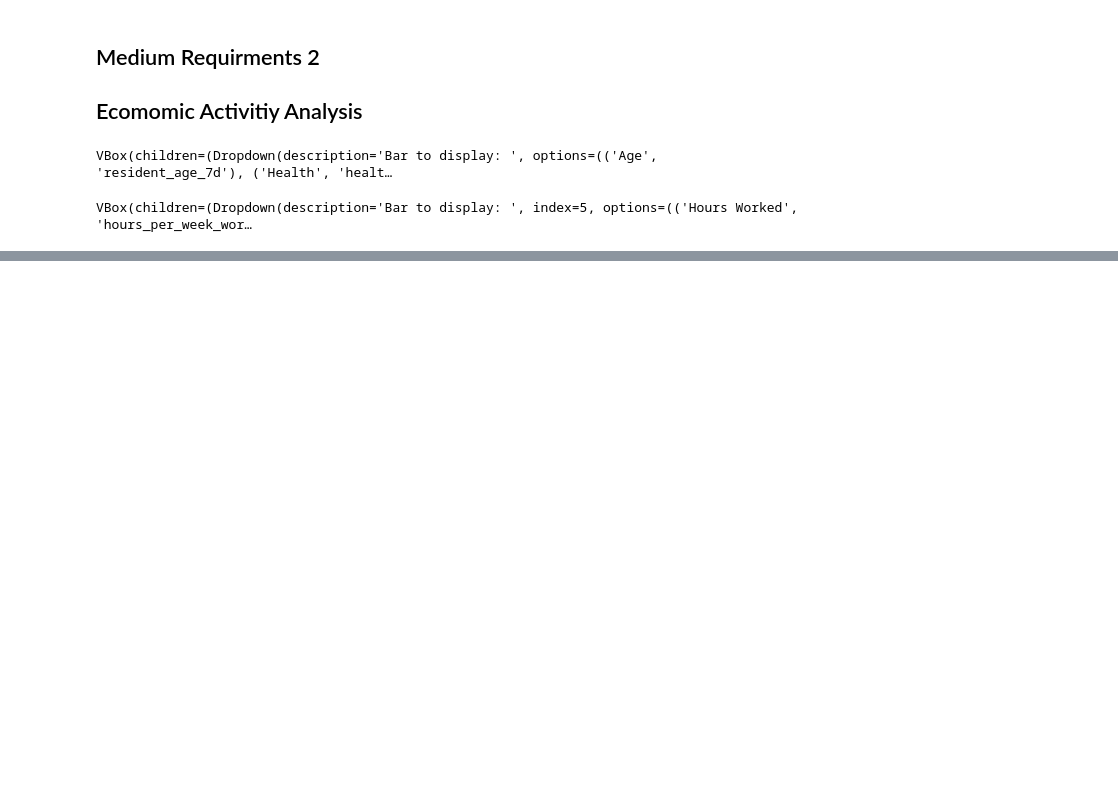
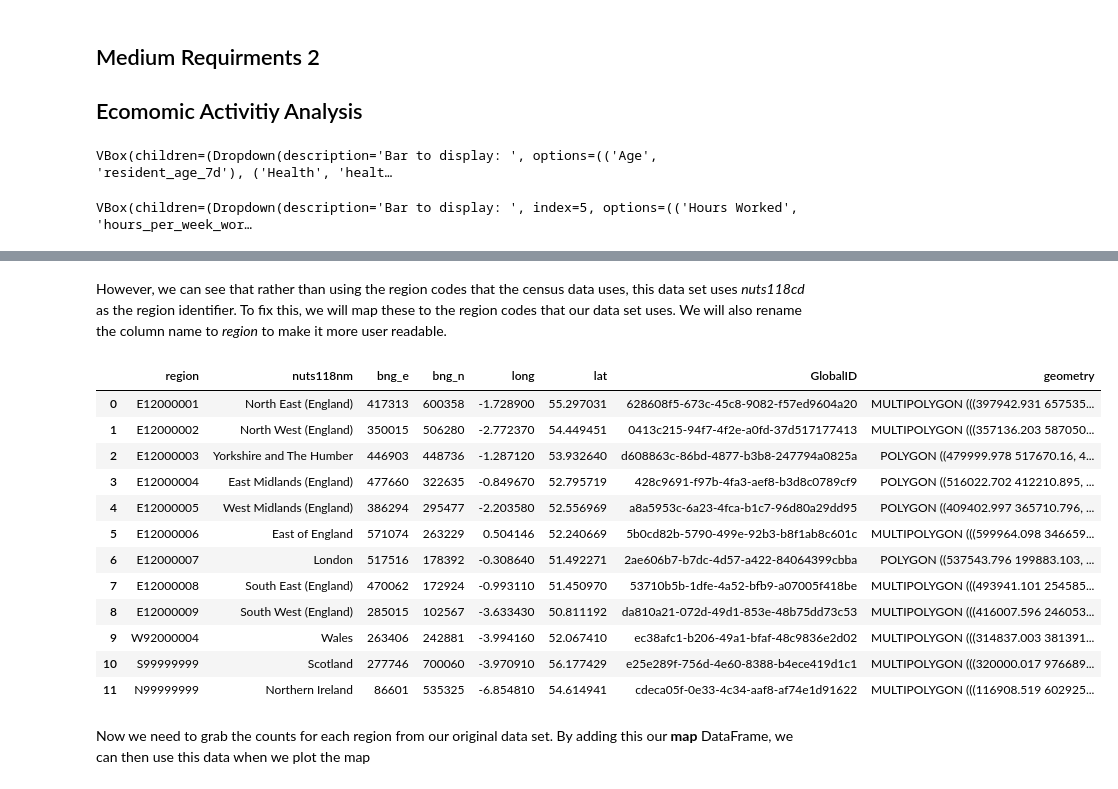
Before and after one commit to het106/Python-p2, a Jupyter notebook: notebooks/census2021.ipynb, the cells around one changed output, grey strips where cells are left out. Cells and saved outputs as stored; diff of their text form; code cells hidden in the pictures; blank space fills up the shorter version.

```diff
--- a/notebooks/census2021.ipynb
+++ b/notebooks/census2021.ipynb
@@ -807,0 +401,23 @@ interactive(children=(Dropdown(description='Health Status:', options=(np.int64(1
+# %% [markdown]
+However, we can see that rather than using the region codes that the census data uses, this data set uses *nuts118cd* as the region identifier. To fix this, we will map these to the region codes that our data set uses. We will also rename the column name to *region* to make it more user readable.
+# %%
+# Rename the region codes to the modern version that the census data uses
+map["nuts118cd"] = map["nuts118cd"].map({"UKC": "E12000001", "UKD": "E12000002", "UKE": "E12000003", "UKF": "E12000004", "UKG": "E12000005", "UKH": "E12000006", "UKI": "E12000007", "UKJ": "E12000008", "UKK": "E12000009", "UKL": "W92000004", "UKM": "S99999999" ,"UKN": "N99999999"})
+map.rename(columns={"nuts118cd": "region"}, inplace=True)
+map
+# %% [output]
+|  | region | nuts118nm | bng_e | bng_n | long | lat | GlobalID | geometry |
+| 0 | E12000001 | North East (England) | 417313 | 600358 | -1.728900 | 55.297031 | 628608f5-673c-45c8-9082-f57ed9604a20 | MULTIPOLYGON (((397942.931 657535... |
+| 1 | E12000002 | North West (England) | 350015 | 506280 | -2.772370 | 54.449451 | 0413c215-94f7-4f2e-a0fd-37d517177413 | MULTIPOLYGON (((357136.203 587050... |
+| 2 | E12000003 | Yorkshire and The Humber | 446903 | 448736 | -1.287120 | 53.932640 | d608863c-86bd-4877-b3b8-247794a0825a | POLYGON ((479999.978 517670.16, 4... |
+| 3 | E12000004 | East Midlands (England) | 477660 | 322635 | -0.849670 | 52.795719 | 428c9691-f97b-4fa3-aef8-b3d8c0789cf9 | POLYGON ((516022.702 412210.895, ... |
+| 4 | E12000005 | West Midlands (England) | 386294 | 295477 | -2.203580 | 52.556969 | a8a5953c-6a23-4fca-b1c7-96d80a29dd95 | POLYGON ((409402.997 365710.796, ... |
+| 5 | E12000006 | East of England | 571074 | 263229 | 0.504146 | 52.240669 | 5b0cd82b-5790-499e-92b3-b8f1ab8c601c | MULTIPOLYGON (((599964.098 346659... |
+| 6 | E12000007 | London | 517516 | 178392 | -0.308640 | 51.492271 | 2ae606b7-b7dc-4d57-a422-84064399cbba | POLYGON ((537543.796 199883.103, ... |
+| 7 | E12000008 | South East (England) | 470062 | 172924 | -0.993110 | 51.450970 | 53710b5b-1dfe-4a52-bfb9-a07005f418be | MULTIPOLYGON (((493941.101 254585... |
+| 8 | E12000009 | South West (England) | 285015 | 102567 | -3.633430 | 50.811192 | da810a21-072d-49d1-853e-48b75dd73c53 | MULTIPOLYGON (((416007.596 246053... |
+| 9 | W92000004 | Wales | 263406 | 242881 | -3.994160 | 52.067410 | ec38afc1-b206-49a1-bfaf-48c9836e2d02 | MULTIPOLYGON (((314837.003 381391... |
+| 10 | S99999999 | Scotland | 277746 | 700060 | -3.970910 | 56.177429 | e25e289f-756d-4e60-8388-b4ece419d1c1 | MULTIPOLYGON (((320000.017 976689... |
+| 11 | N99999999 | Northern Ireland | 86601 | 535325 | -6.854810 | 54.614941 | cdeca05f-0e33-4c34-aaf8-af74e1d91622 | MULTIPOLYGON (((116908.519 602925... |
+# %% [markdown]
+Now we need to grab the counts for each region from our original data set. By adding this our **map** DataFrame, we can then use this data when we plot the map
```
Also changed, not shown: parts of 27 cells of this notebook.
